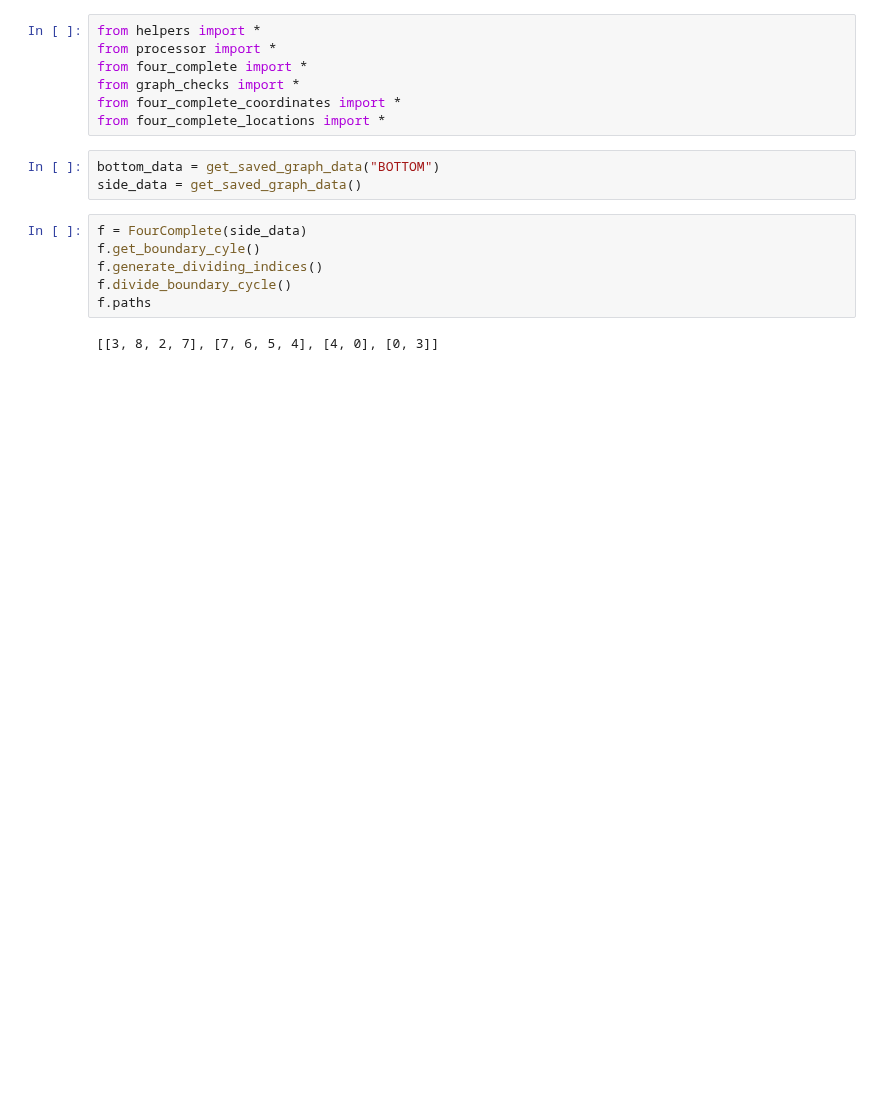
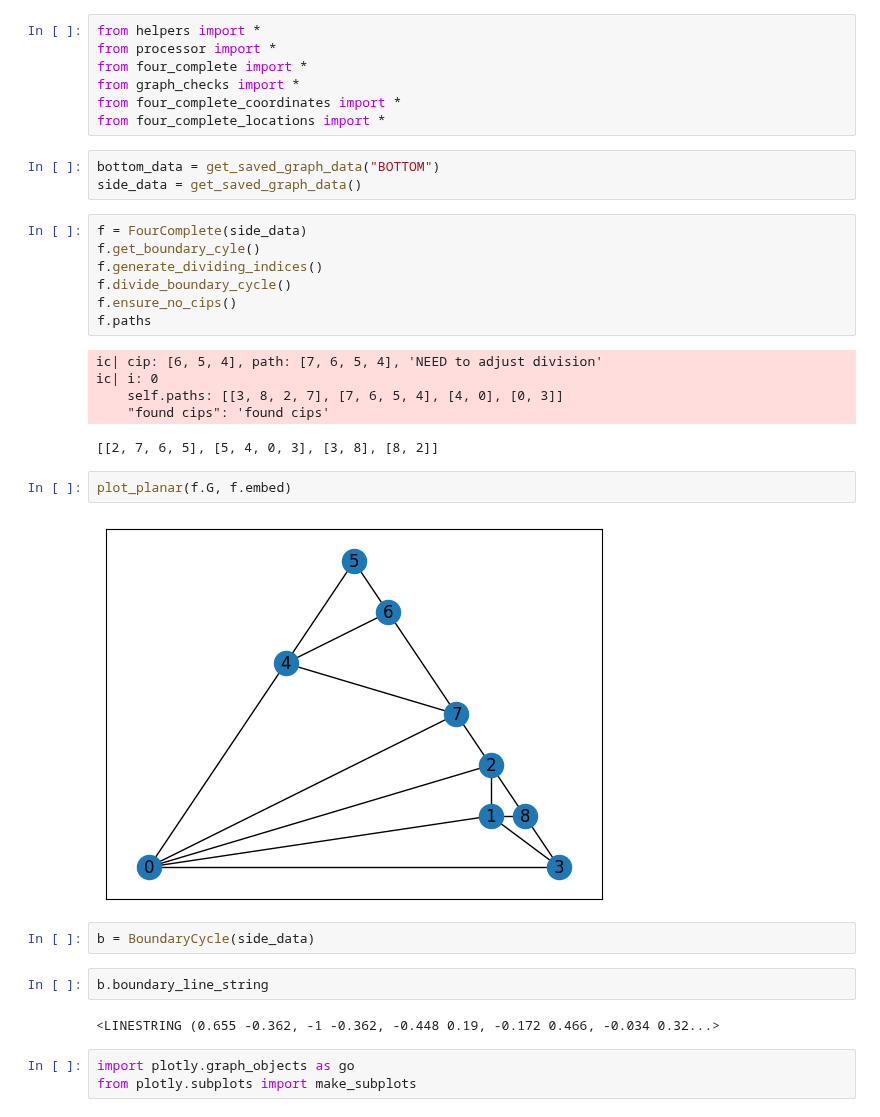
Before and after one commit to juliet29/bisht2022, a Jupyter notebook: test17_4comp_locations.ipynb, the cells around one changed output. Saved outputs shown, nothing was run; the diff lists cells and outputs as text; blank space fills up the shorter version.

```diff
--- a/test17_4comp_locations.ipynb
+++ b/test17_4comp_locations.ipynb
@@ -13,6 +13,24 @@ f = FourComplete(side_data)
 f.get_boundary_cyle()
 f.generate_dividing_indices()
 f.divide_boundary_cycle()
+f.ensure_no_cips()
 f.paths
 # %% [output]
-[[3, 8, 2, 7], [7, 6, 5, 4], [4, 0], [0, 3]]
+ic| cip: [6, 5, 4], path: [7, 6, 5, 4], 'NEED to adjust division'
+ic| i: 0
+    self.paths: [[3, 8, 2, 7], [7, 6, 5, 4], [4, 0], [0, 3]]
+    "found cips": 'found cips'
+[[2, 7, 6, 5], [5, 4, 0, 3], [3, 8], [8, 2]]
+# %%
+plot_planar(f.G, f.embed)
+# %% [output]
+[figure, added]
+# %%
+b = BoundaryCycle(side_data)
+# %%
+b.boundary_line_string
+# %% [output]
+<LINESTRING (0.655 -0.362, -1 -0.362, -0.448 0.19, -0.172 0.466, -0.034 0.32...>
+# %%
+import plotly.graph_objects as go
+from plotly.subplots import make_subplots
```
Also changed, not shown: parts of 18 cells of this notebook, 3 other files.
